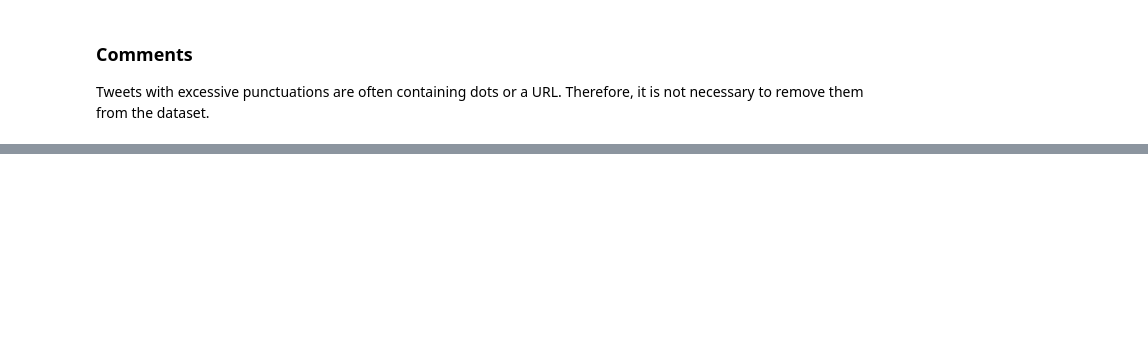
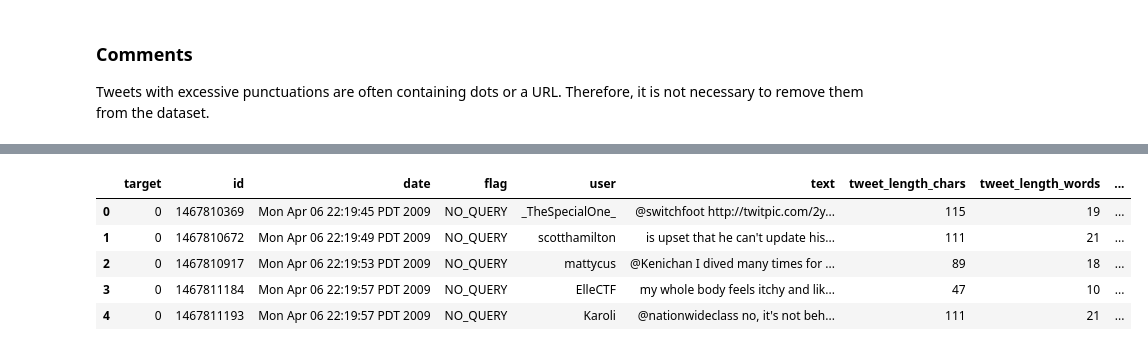
Before and after one commit to annesoline/sentiment-analysis, a Jupyter notebook: quality_analysis_textual_data.ipynb, the cells around one changed output, grey strips where cells are left out. Cells and saved outputs as stored; diff of their text form; code cells hidden in the pictures; blank space fills up the shorter version.

```diff
--- a/quality_analysis_textual_data.ipynb
+++ b/quality_analysis_textual_data.ipynb
@@ -11,2 +8,4 @@ df = imported_tweets.get_dataframe()
+# %%
+df = pd.read_csv('tweets.csv', encoding='latin-1', names=['target', 'id', 'date', 'flag', 'user', 'text', 'tweet_length_chars', 'tweet_length_words', 'mention_only', 'unreadable', 'too_many_numbers'])
 # %%
 df.head()
@@ -91,12 +176,16 @@ unique_chars = set(all_chars)
 print(f"\nNumber of unique characters used: {len(unique_chars)}")
 print(f"Unique characters used: {''.join(sorted(unique_chars))}")
 
-# Create dataframe with tweets containing repetitive characters (like 'aaaaaa' or '!!!!!!!')
-df_repetitive = df[df['text'].str.match(r'.*(.)\1{4,}.*')].copy()
-repetitive_chars = len(df_repetitive)
+# Create a new column 'repetitive_chars' with 1 if there are repetitive characters and 0 otherwise
+df['repetitive_chars'] = df['text'].str.contains(r'(.)\1{4,}').astype(int)
+
+# Count tweets with repetitive characters
+repetitive_chars = df['repetitive_chars'].sum()
 print(f"\nTweets with repetitive characters: {repetitive_chars} ({(repetitive_chars/len(df)*100):.2f}%)")
+
+# Display examples of tweets with repetitive characters
 print("\nExamples of tweets with repetitive characters:")
-print(df_repetitive['text'].head(10))
+print(df[df['repetitive_chars'] == 1]['text'].head(10))
 
 
 # URL and mention analysis
@@ -190,0 +363,15 @@ Tweets with excessive punctuations are often containing dots or a URL. Therefore
+# %%
+from ftlangdetect import detect
+def detect_language(text):
+    try:
+        return detect(text)['lang']
+    except Exception as e:
+        return 'unknown'
+
+# Create a new column with the detected language
+df['language'] = df['text'].apply(detect_language)
+
+# Display the count of tweets per detected language
+language_counts = df['language'].value_counts()
+print("\nLanguage distribution in tweets:")
+print(language_counts)
@@ -190,0 +393,9 @@ Tweets with excessive punctuations are often containing dots or a URL. Therefore
+# %%
+df.head()
+# %% [output]
+|  | target | id | date | flag | user | text | tweet_length_chars | tweet_length_words | ... |
+| 0 | 0 | 1467810369 | Mon Apr 06 22:19:45 PDT 2009 | NO_QUERY | _TheSpecialOne_ | @switchfoot http://twitpic.com/2y... | 115 | 19 | ... |
+| 1 | 0 | 1467810672 | Mon Apr 06 22:19:49 PDT 2009 | NO_QUERY | scotthamilton | is upset that he can't update his... | 111 | 21 | ... |
+| 2 | 0 | 1467810917 | Mon Apr 06 22:19:53 PDT 2009 | NO_QUERY | mattycus | @Kenichan I dived many times for ... | 89 | 18 | ... |
+| 3 | 0 | 1467811184 | Mon Apr 06 22:19:57 PDT 2009 | NO_QUERY | ElleCTF | my whole body feels itchy and lik... | 47 | 10 | ... |
+| 4 | 0 | 1467811193 | Mon Apr 06 22:19:57 PDT 2009 | NO_QUERY | Karoli | @nationwideclass no, it's not beh... | 111 | 21 | ... |
```
Also changed, not shown: parts of 20 cells of this notebook.
